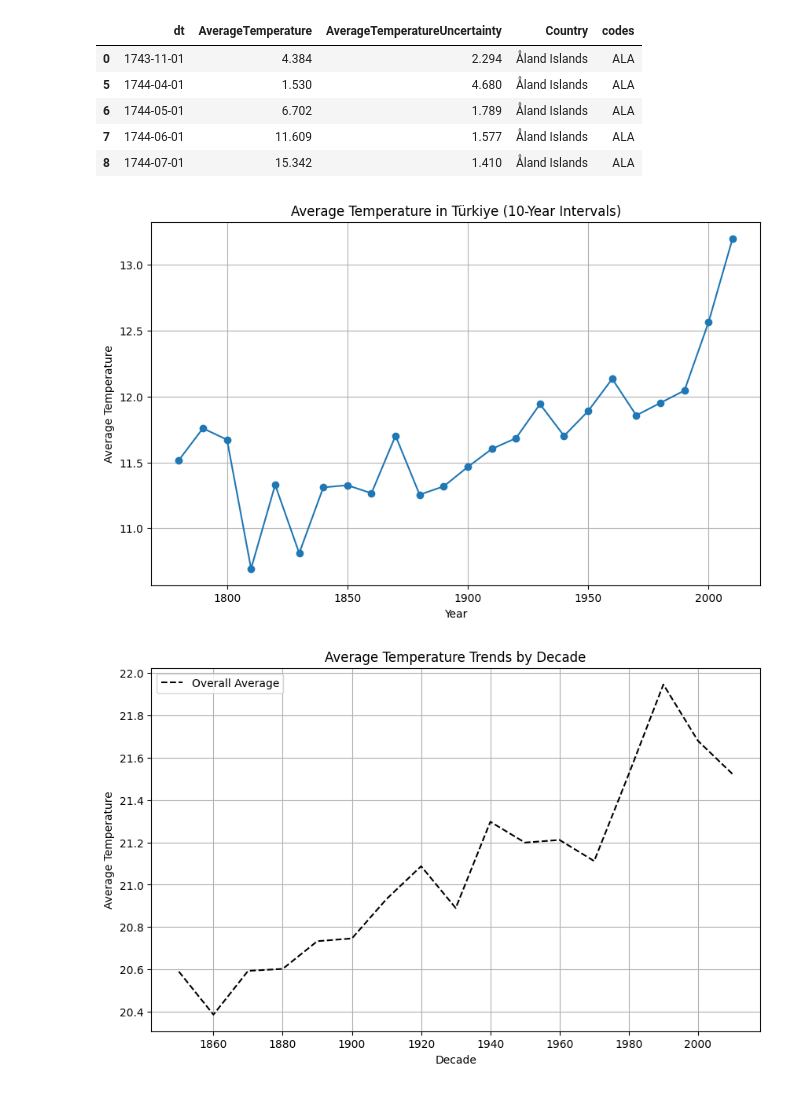
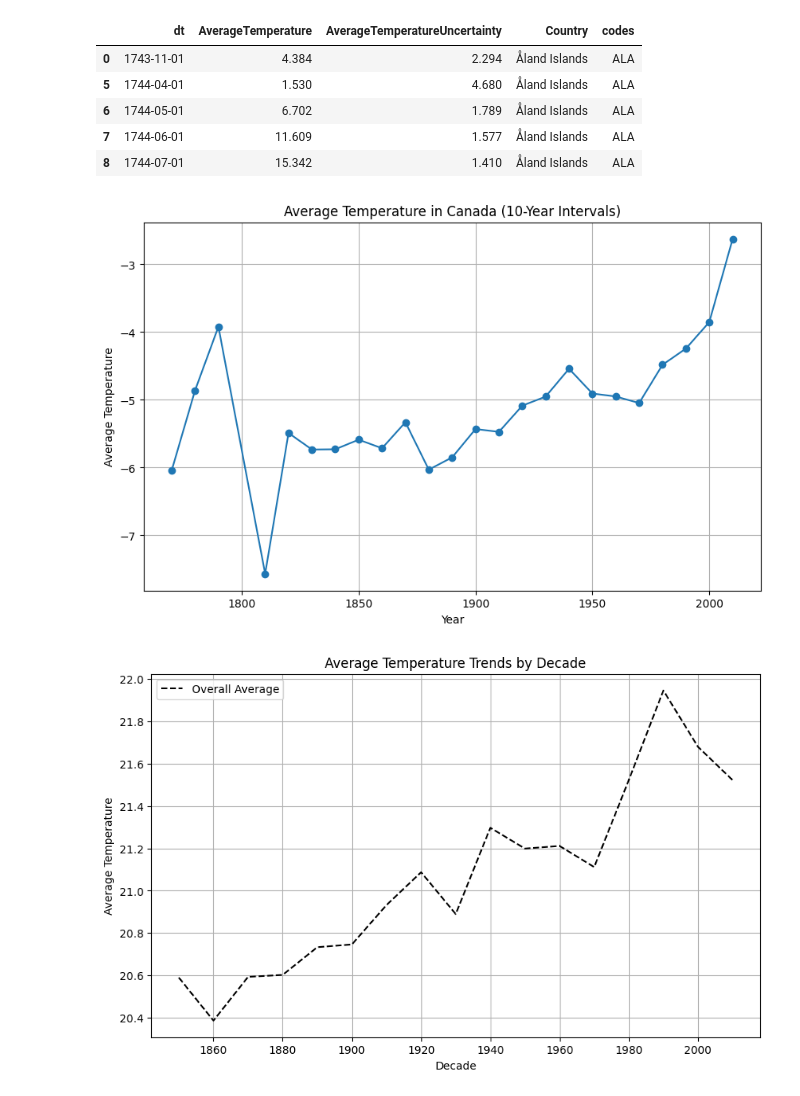
Before and after one commit to juliuszciazynski/Portfolio, a Jupyter notebook: Global_Warming/global_warming_analysis.ipynb, the cells around one changed output. Cells and saved outputs as stored; diff of their text form; code cells hidden in the pictures.

```diff
--- a/Global_Warming/global_warming_analysis.ipynb
+++ b/Global_Warming/global_warming_analysis.ipynb
@@ -129,23 +128,23 @@ ploter(average_temp,"Average temperature","Average temperatures on Earth since t
 # %%
 import warnings
 warnings.filterwarnings("ignore")
-chosen_country = 'Türkiye'
+chosen_country = 'Canada'
 
 country_data = df[df['Country'] == chosen_country]
 country_data['dt'] = pd.to_datetime(country_data['dt'])
-country_data['decade'] = country_data['dt'].dt.year // 10 * 10
+country_data['decade'] = country_data['dt'].dt.year//10*10
 
 grouped_data = country_data.groupby('decade')['AverageTemperature'].mean()
 grouped_data = grouped_data.iloc[1:]
 plt.figure(figsize=(10, 6))
 plt.plot(grouped_data.index, grouped_data.values, marker='o', linestyle='-')
 plt.title(f'Average Temperature in {chosen_country} (10-Year Intervals)')
 plt.xlabel('Year')
 plt.ylabel('Average Temperature')
 plt.grid(True)
 plt.show()
 # %% [output]
-[figure, old version]
+[figure, new version]
 # %%
 
 differences = []
```
Also changed, not shown: parts of 10 cells of this notebook, 6 other files.
